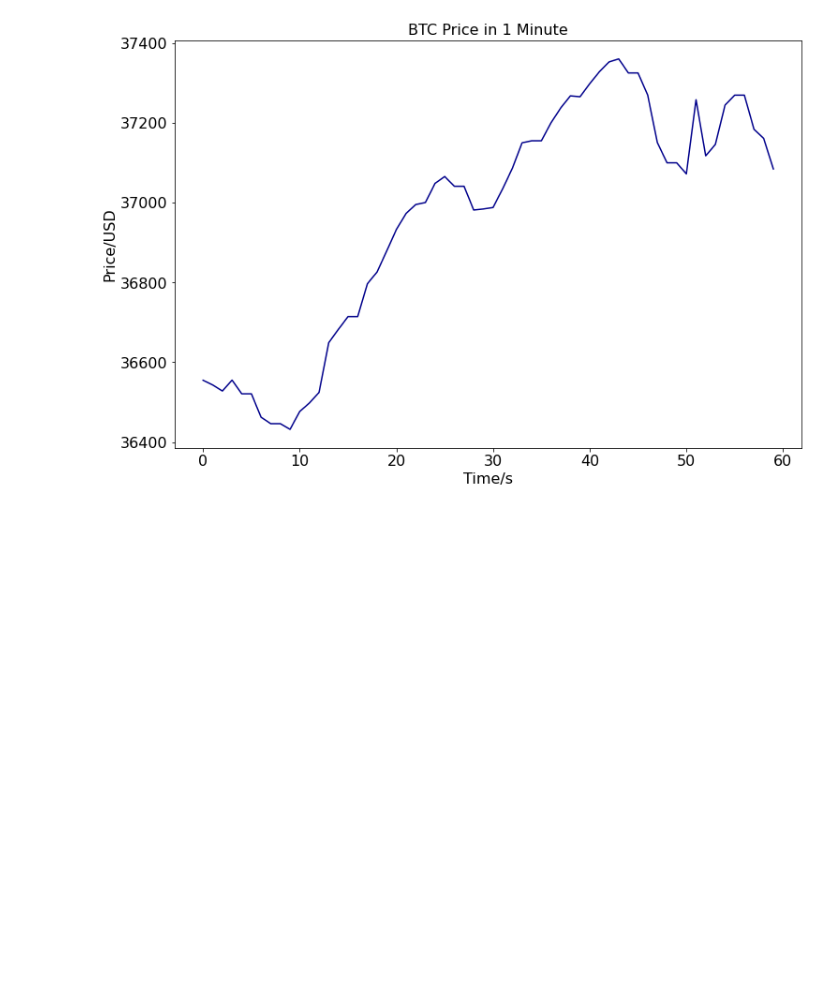
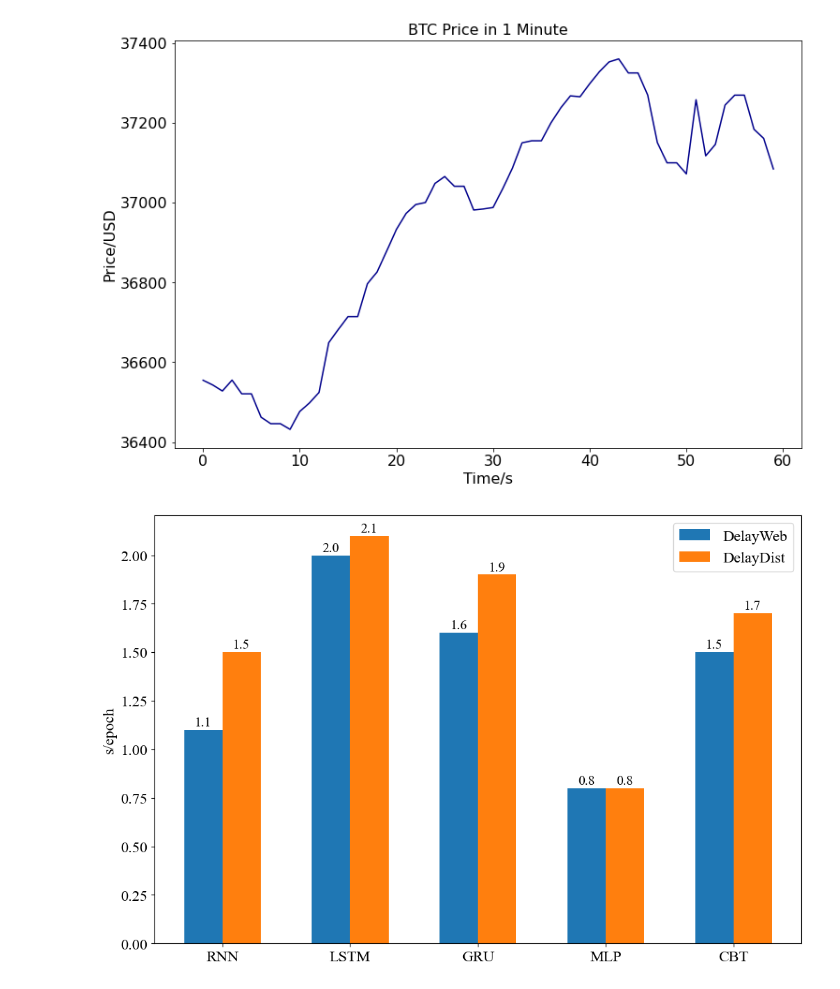
Before and after one commit to XDZhelheim/CSE5005-Project, a Jupyter notebook: pictures/draw_pics.ipynb, the cells around one changed output. Cells and saved outputs as stored; diff of their text form; code cells hidden in the pictures; blank space fills up the shorter version.

```diff
--- a/pictures/draw_pics.ipynb
+++ b/pictures/draw_pics.ipynb
@@ -45,3 +45,38 @@ plt.savefig("BTCPrice.png", dpi=300, bbox_inches="tight")
 plt.show();
 # %% [output]
 [figure]
+# %%
+delayweb_list=[1.1, 2.0, 1.6, 0.8, 1.5]
+delaydist_list=[1.5, 2.1, 1.9, 0.8, 1.7]
+labels=["RNN", "LSTM", "GRU", "MLP", "CBT"]
+
+def set_label(rects):
+    for rect in rects:
+        height = rect.get_height() # 获取⾼度
+        plt.text(x = rect.get_x() + rect.get_width()/2, # ⽔平坐标
+                 y = height + 0.02, # 竖直坐标
+                 s = height, # ⽂本
+                 ha = 'center', # ⽔平居中
+                 fontsize=14,
+                 fontproperties = "Times New Roman")
+
+
+x = np.arange(len(delayweb_list))
+
+plt.figure(figsize=(12, 8))
+plt.yticks(fontproperties = "Times New Roman", size = 16)
+plt.xticks(np.arange(len(delayweb_list)), labels, fontproperties = "Times New Roman", size = 16)
+plt.ylabel("s/epoch", fontdict={"family" : "Times New Roman", "size": 16})
+
+width=0.3
+bar1=plt.bar(x-width/2, delayweb_list, width)
+bar2=plt.bar(x+width/2, delaydist_list, width)
+plt.legend(["DelayWeb", "DelayDist"], prop={"family" : "Times New Roman", "size": 16}, loc="best")
+
+set_label(bar1)
+set_label(bar2)
+
+plt.savefig("train_time.png", dpi=300, bbox_inches='tight')
+plt.show();
+# %% [output]
+[figure, added]
```
Also changed, not shown: parts of 1 cell of this notebook, 5 other files.
